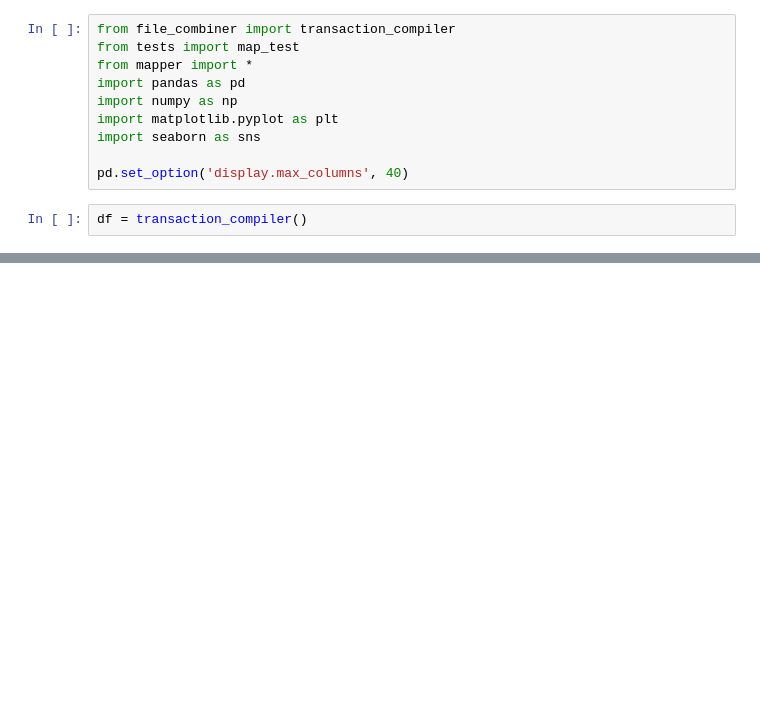
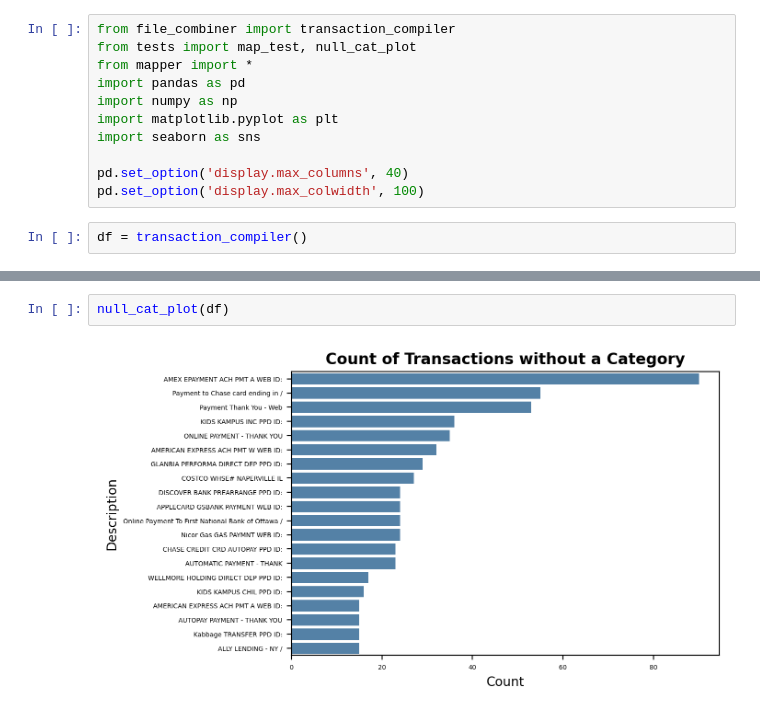
Before and after one commit to blombard24/financial-account-analysis, a Jupyter notebook: test_notebook.ipynb, the cells around one changed output, grey strips where cells are left out. Drawn from its saved outputs; the diff is of its cells as text; blank space fills up the shorter version.

```diff
--- a/test_notebook.ipynb
+++ b/test_notebook.ipynb
@@ -1,6 +1,6 @@
 # %%
 from file_combiner import transaction_compiler
-from tests import map_test
+from tests import map_test, null_cat_plot
 from mapper import *
 import pandas as pd
 import numpy as np
@@ -8,6 +8,7 @@ import matplotlib.pyplot as plt
 import seaborn as sns
 
 pd.set_option('display.max_columns', 40)
+pd.set_option('display.max_colwidth', 100)
 # %%
 df = transaction_compiler()
 # %%
@@ -19,3 +20,7 @@ df.head()
 | 2 | 2022-06-11 | AMZN Mktp US*EX2KA54K3 | NaN | NaN | -42.72 | NaN | NaN | ... |
 | 3 | 2022-06-11 | AMZN Mktp US*E93MN19E3 | NaN | NaN | -53.98 | NaN | NaN | ... |
 | 4 | 2022-06-11 | worldmarket.com | NaN | NaN | -127.49 | NaN | NaN | ... |
+# %%
+null_cat_plot(df)
+# %% [output]
+[figure, added]
```
Also changed, not shown: parts of 14 cells of this notebook, 1 other file.
